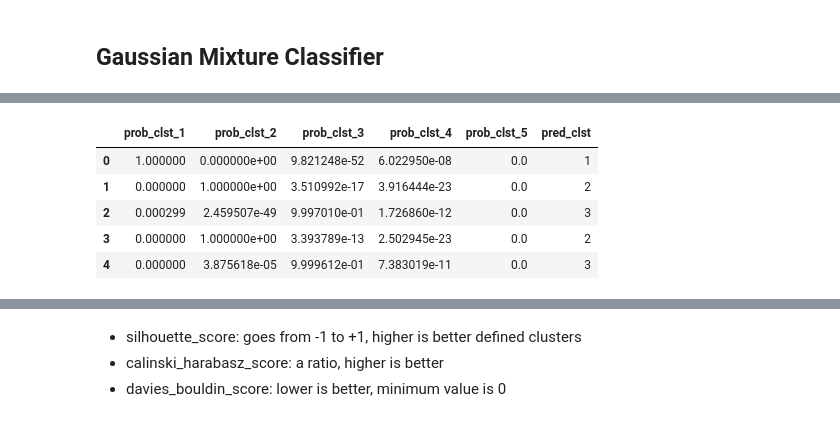
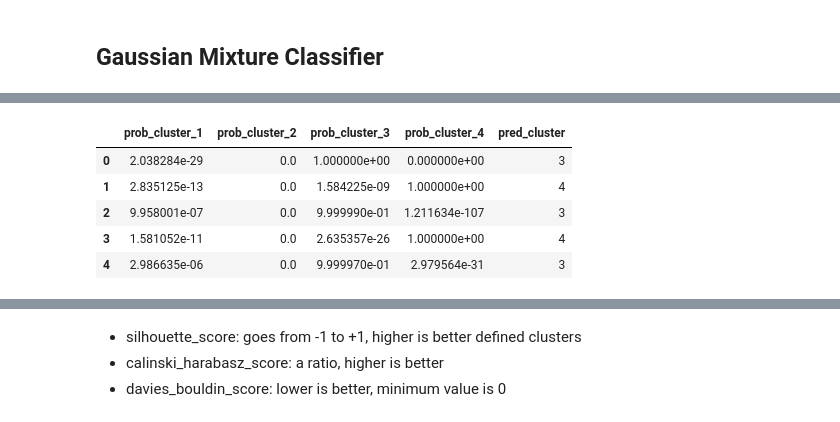
Before and after one commit to avila/ClearCutCostumerClustering, a Jupyter notebook: code/mra/02_clust_first_look.ipynb, the cells around one changed output, grey strips where cells are left out. Cells and saved outputs as stored; diff of their text form; code cells hidden in the pictures.

```diff
--- a/code/mra/02_clust_first_look.ipynb
+++ b/code/mra/02_clust_first_look.ipynb
@@ -25,11 +27,19 @@ df = pd.read_parquet("data/02_inter/df_01_first_look.parquet")
 # data with minor modifications from 01_eda_first_look.ipynb
 
 # one hot
-df_full_dummies = pd.get_dummies(df, drop_first=False)
+df_full_dummies = pd.get_dummies(df, drop_first=True)
 
 # Convert to integer days since 1970-01-01 (unix epoch)
 df_full_dummies['dt_customer'] = (df_full_dummies['dt_customer'] - pd.Timestamp('1970-01-01')).dt.days
 
-df_full_dummies.drop(columns=["income", "z_cost_contact", "z_revenue"], inplace=True)
-
-df_full_dummies.head()
+df_full_dummies.drop(columns=[
+    "id",
+    "response",
+    "income_pred",
+     #"marital_status_Divorced",
+     "marital_status_Married",
+     "marital_status_Single",
+     "marital_status_Together",
+     "marital_status_Widow"
+    ],
+    inplace=True)
@@ -43,2 +51,5 @@ df_full_dummies.head()
 # %% [markdown]
 ## Gaussian Mixture Classifier
+# %%
+standardized_df = (df_full_dummies - df_full_dummies.mean()) / df_full_dummies.std()
+standardized_df.head(6)
@@ -45,23 +64,24 @@ df_full_dummies.head()
 # %%
 from sklearn.mixture import GaussianMixture
+np.random.seed(42)
 # gaussian mixture
-n_clusters = 5
+n_clusters = 4
 gmm = GaussianMixture(n_components=n_clusters)  # Specify the number of components
-gmm.fit(df_full_dummies)
-gmm_pred_proba_array = gmm.predict_proba(df_full_dummies)
-gmm_pred_cluster = gmm.predict(df_full_dummies)
+gmm.fit(standardized_df)
+gmm_pred_proba_array = gmm.predict_proba(standardized_df)
+gmm_pred_cluster = gmm.predict(standardized_df)
 # %%
-column_names = [f'prob_clst_{i}' for i in range(1, n_clusters + 1)]
+column_names = [f'prob_cluster_{i}' for i in range(1, n_clusters + 1)]
 df_gmm_pred_proba = pd.DataFrame(gmm_pred_proba_array, columns=column_names)
-df_gmm_pred_proba['pred_clst'] = (gmm_pred_cluster+1) # add one to start at 1, not 0
+df_gmm_pred_proba['pred_cluster'] = (gmm_pred_cluster+1) # add one to start at 1, not 0
 df_gmm_pred_proba.head()
 # %% [output]
-|  | prob_clst_1 | prob_clst_2 | prob_clst_3 | prob_clst_4 | prob_clst_5 | pred_clst |
-| 0 | 1.000000 | 0.000000e+00 | 9.821248e-52 | 6.022950e-08 | 0.0 | 1 |
-| 1 | 0.000000 | 1.000000e+00 | 3.510992e-17 | 3.916444e-23 | 0.0 | 2 |
-| 2 | 0.000299 | 2.459507e-49 | 9.997010e-01 | 1.726860e-12 | 0.0 | 3 |
-| 3 | 0.000000 | 1.000000e+00 | 3.393789e-13 | 2.502945e-23 | 0.0 | 2 |
-| 4 | 0.000000 | 3.875618e-05 | 9.999612e-01 | 7.383019e-11 | 0.0 | 3 |
+|  | prob_cluster_1 | prob_cluster_2 | prob_cluster_3 | prob_cluster_4 | pred_cluster |
+| 0 | 2.038284e-29 | 0.0 | 1.000000e+00 | 0.000000e+00 | 3 |
+| 1 | 2.835125e-13 | 0.0 | 1.584225e-09 | 1.000000e+00 | 4 |
+| 2 | 9.958001e-07 | 0.0 | 9.999990e-01 | 1.211634e-107 | 3 |
+| 3 | 1.581052e-11 | 0.0 | 2.635357e-26 | 1.000000e+00 | 4 |
+| 4 | 2.986635e-06 | 0.0 | 9.999970e-01 | 2.979564e-31 | 3 |
 # %%
 # make sure same number of rows for df and predictions
 assert df_full_dummies.shape[0]==gmm_pred_proba_array.shape[0]
```
Also changed, not shown: parts of 36 cells of this notebook, 1 other file.
